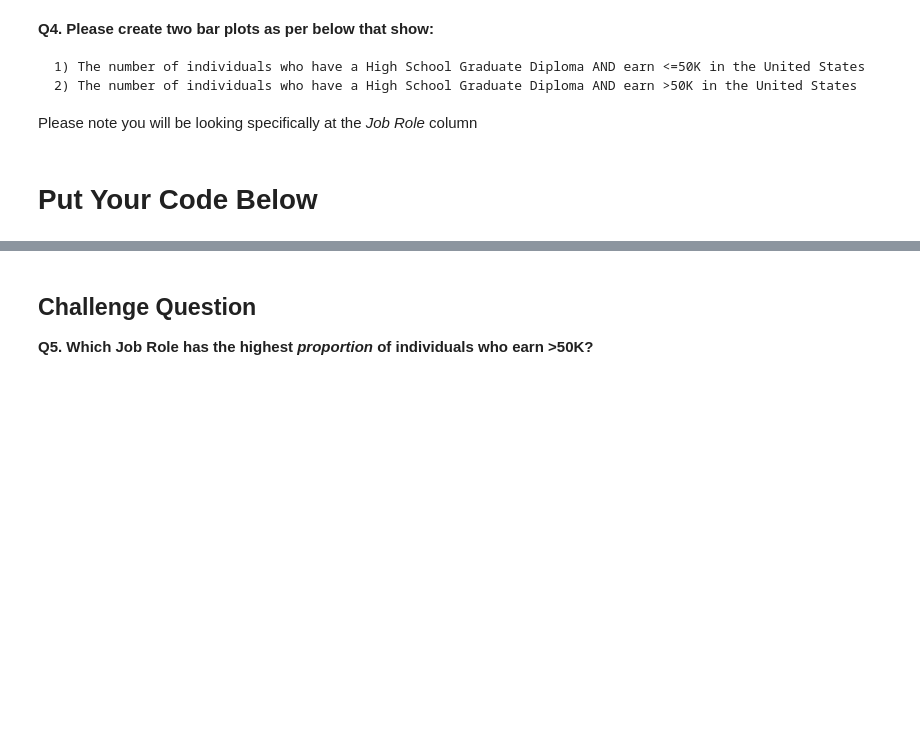
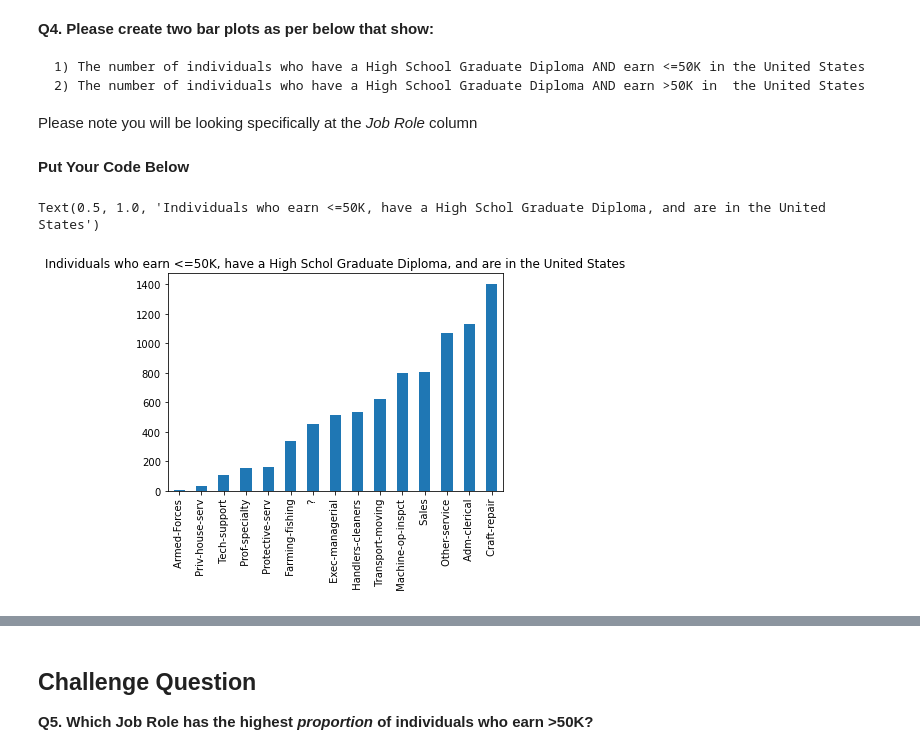
Before and after one commit to Katierjoh/Springboard-Technical-Mock-Interview-, a Jupyter notebook: Mock Interview Python Student Facing Questions .ipynb, the cells around one changed output, grey strips where cells are left out. Saved outputs shown, nothing was run; the diff lists cells and outputs as text; code cells hidden in the pictures; blank space fills up the shorter version.

```diff
--- a/Mock Interview Python Student Facing Questions .ipynb
+++ b/Mock Interview Python Student Facing Questions .ipynb
@@ -104,6 +101,17 @@ filtered_df['Job-Role'].value_counts().sort_values().plot.bar(rot=90)
 
 Please note you will be looking specifically at the *Job Role* column
 # %% [markdown]
-# <b> Put Your Code Below </b>
+<b> Put Your Code Below </b>
+# %%
+# Filter based on 2 columns: Degree Status and Earnings and Plot (At or below 50K)
+Filtered_Plot = filtered_df[filtered_df['Degree Status'].str.endswith('HS-grad') &
+                            filtered_df['Earnings'].str.endswith('<=50K') &
+                            filtered_df['Country'].str.endswith('United-States')]
+
+Filtered_Plot['Job-Role'].value_counts().sort_values().plot.bar(rot=90)
+plt.title("Individuals who earn <=50K, have a High Schol Graduate Diploma, and are in the United States")
+# %% [output]
+Text(0.5, 1.0, 'Individuals who earn <=50K, have a High Schol Graduate Diploma, and are in the United States')
+[figure, added]
 # %%
 # Filter based on 2 columns: Degree Status and Earnings and Plot (Above 50K)
```
Also changed, not shown: parts of 8 cells of this notebook.
